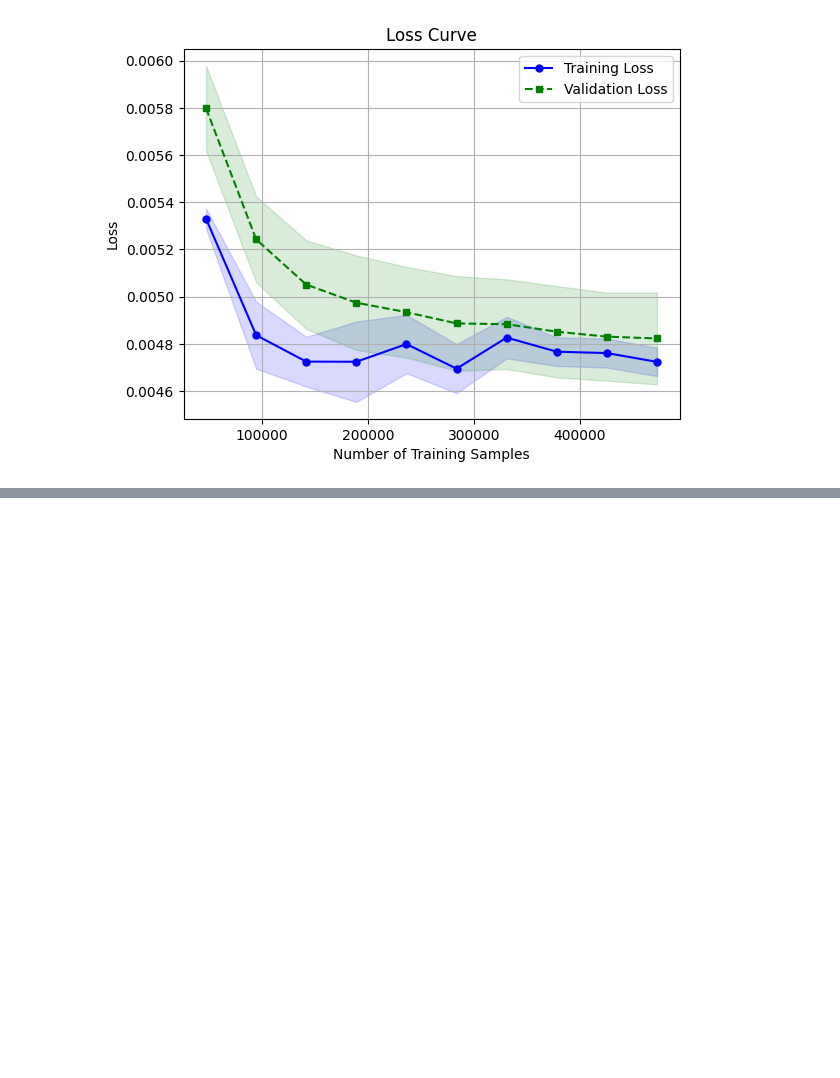
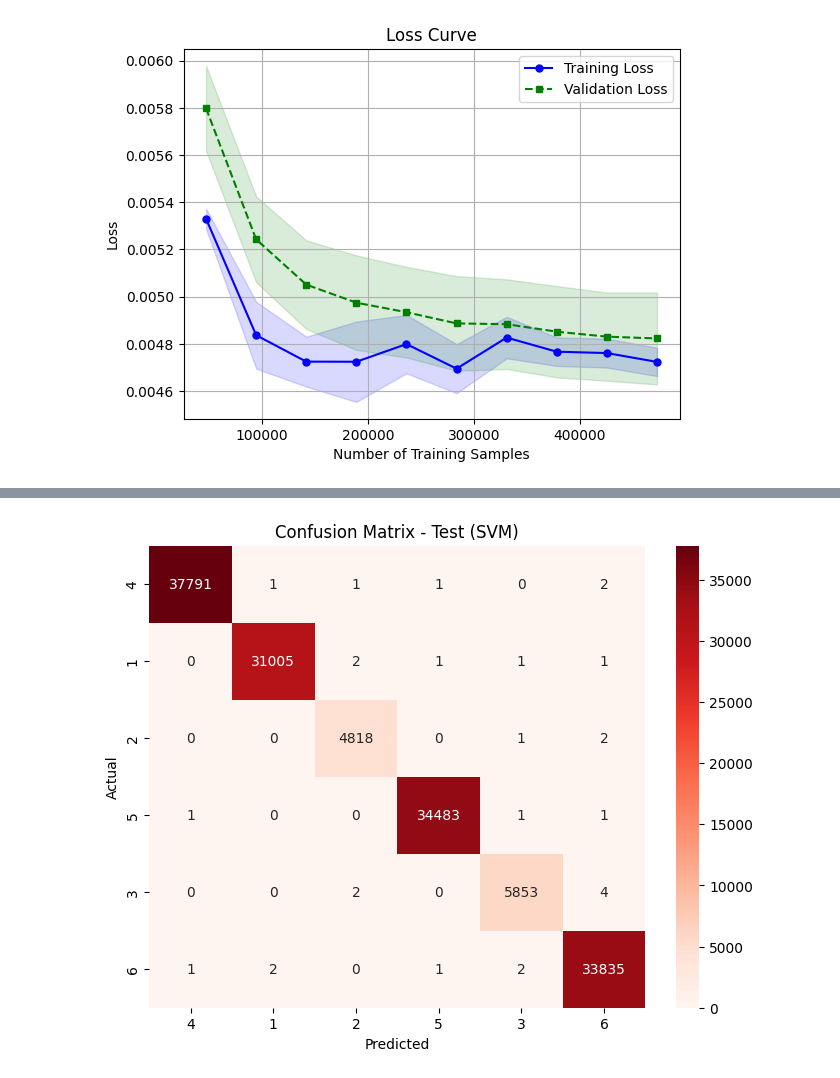
Before and after one commit to DATASCIENCE-PROJECT-GROUP/DATASCIENCE---CW, a Jupyter notebook: MODELLING_2.ipynb, the cells around one changed output, grey strips where cells are left out. Cells and saved outputs as stored; diff of their text form; code cells hidden in the pictures; blank space fills up the shorter version.

Commit message:
SVM model

```diff
--- a/MODELLING_2.ipynb
+++ b/MODELLING_2.ipynb
@@ -453,0 +375,23 @@ train_sizes, train_scores, test_scores = learning_curve(
+# %%
+# Feature Scaling
+scaler = StandardScaler(with_mean=False)
+X_train_scaled = scaler.fit_transform(X_train)
+X_test_scaled = scaler.transform(X_test)
+# %%
+# SVM hyperparameter tuning with grid search
+param_grid = {
+    'C': [1, 10],
+    'gamma': ['scale'],
+    'kernel': ['linear']
+}
+
+grid_search = GridSearchCV(
+    SVC(class_weight='balanced'),
+    param_grid,
+    cv=5,
+    n_jobs=-1,
+    verbose=2
+)
+
+grid_search.fit(X_train_scaled, y_train)
+print("\nBest SVM Parameters:", grid_search.best_params_)
@@ -453,0 +402,4 @@ train_sizes, train_scores, test_scores = learning_curve(
+# %%
+# Final SVM Model Training
+svm_model = SVC(**grid_search.best_params_, class_weight='balanced', random_state=42)
+svm_model.fit(X_train_scaled, y_train)
@@ -453,0 +408,4 @@ train_sizes, train_scores, test_scores = learning_curve(
+# %%
+# Predictions
+y_train_pred = svm_model.predict(X_train_scaled)
+y_test_pred = svm_model.predict(X_test_scaled)
@@ -453,0 +438,12 @@ train_sizes, train_scores, test_scores = learning_curve(
+# %%
+# Confusion Matrix - Test
+cm_test = confusion_matrix(y_test, y_test_pred)
+labels = data["cluster_catgeory"].unique()
+plt.figure(figsize=(8, 6))
+sns.heatmap(cm_test, annot=True, fmt='d', cmap='Reds', xticklabels=labels, yticklabels=labels)
+plt.xlabel('Predicted')
+plt.ylabel('Actual')
+plt.title('Confusion Matrix - Test (SVM)')
+plt.show()
+# %% [output]
+[figure, added]
```
Also changed, not shown: parts of 38 cells of this notebook.
